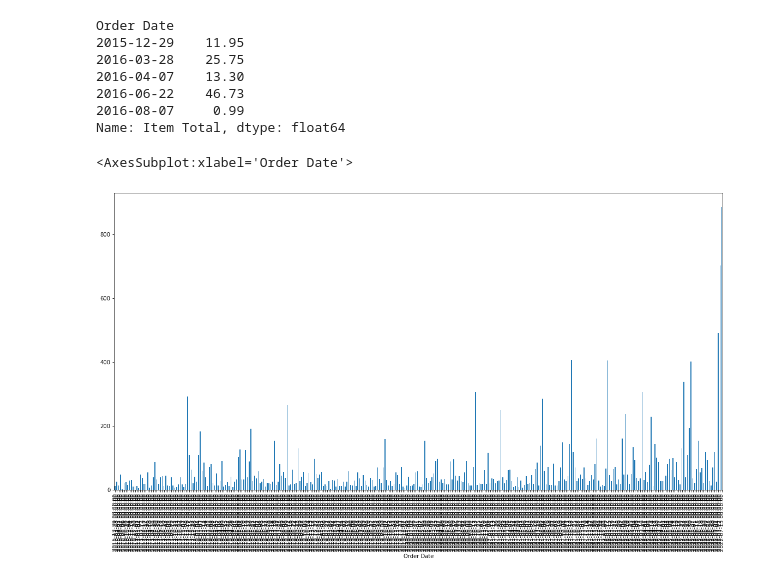
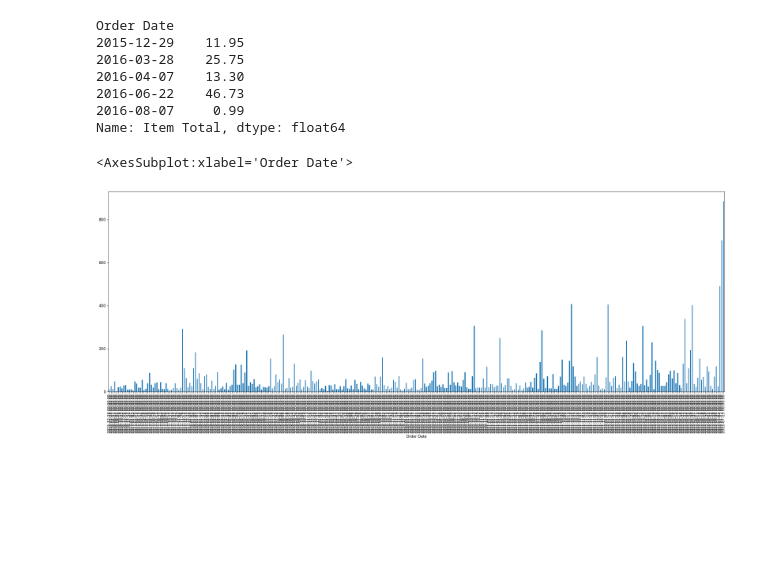
Before and after one commit to KYU102/PythonExcel, a Jupyter notebook: amazonOrders/amazonOrders.ipynb, the cells around one changed output. Saved outputs shown, nothing was run; the diff lists cells and outputs as text; code cells hidden in the pictures; blank space fills up the shorter version.

```diff
--- a/amazonOrders/amazonOrders.ipynb
+++ b/amazonOrders/amazonOrders.ipynb
@@ -80,7 +80,7 @@ Order Date
 2016-08-07     0.99
 Name: Item Total, dtype: float64
 # %%
-daily_orders.plot.bar(figsize=(25,10))
+daily_orders.plot.bar(figsize=(30,10))
 # %% [output]
 <AxesSubplot:xlabel='Order Date'>
-[figure, old version]
+[figure, new version]
```
